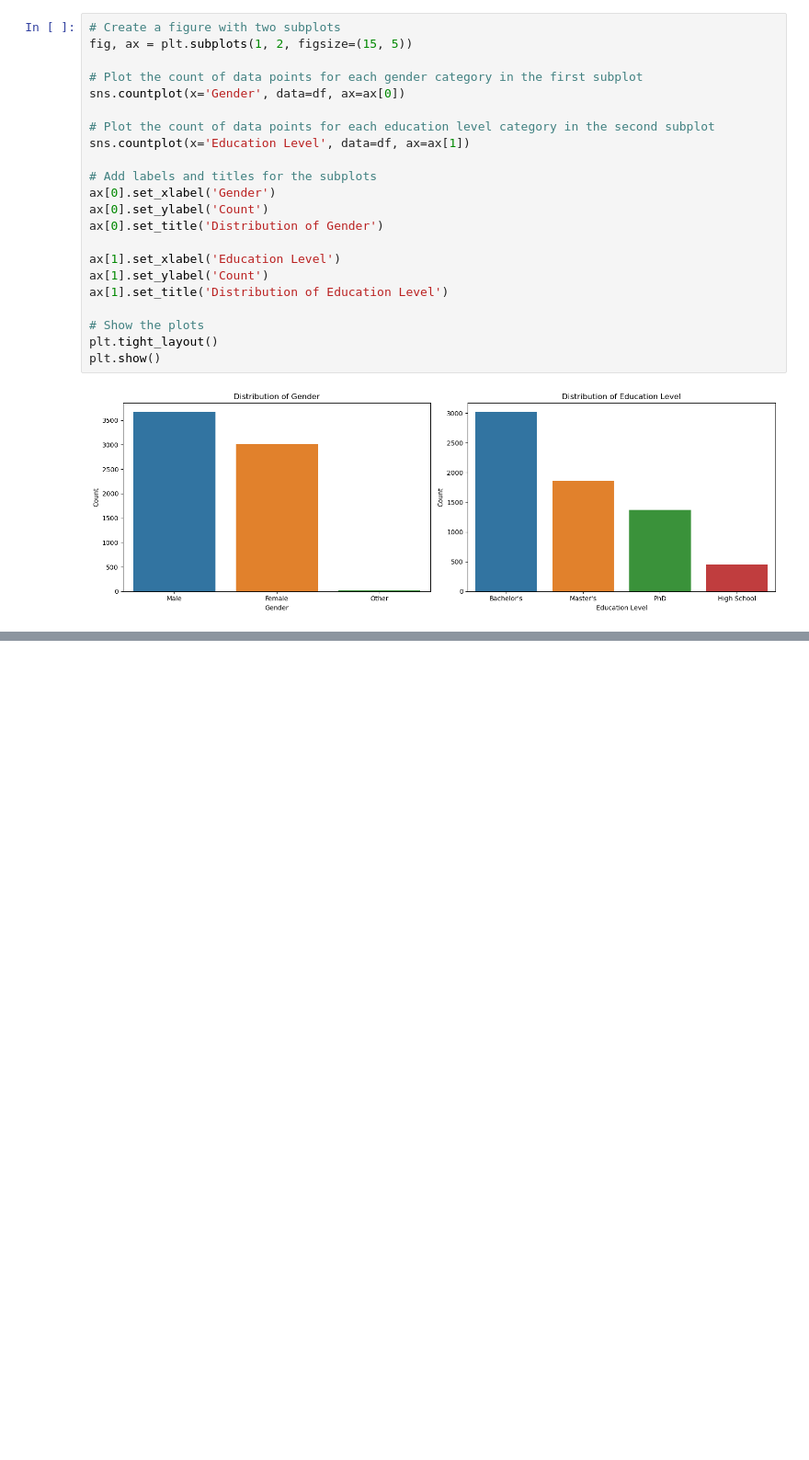
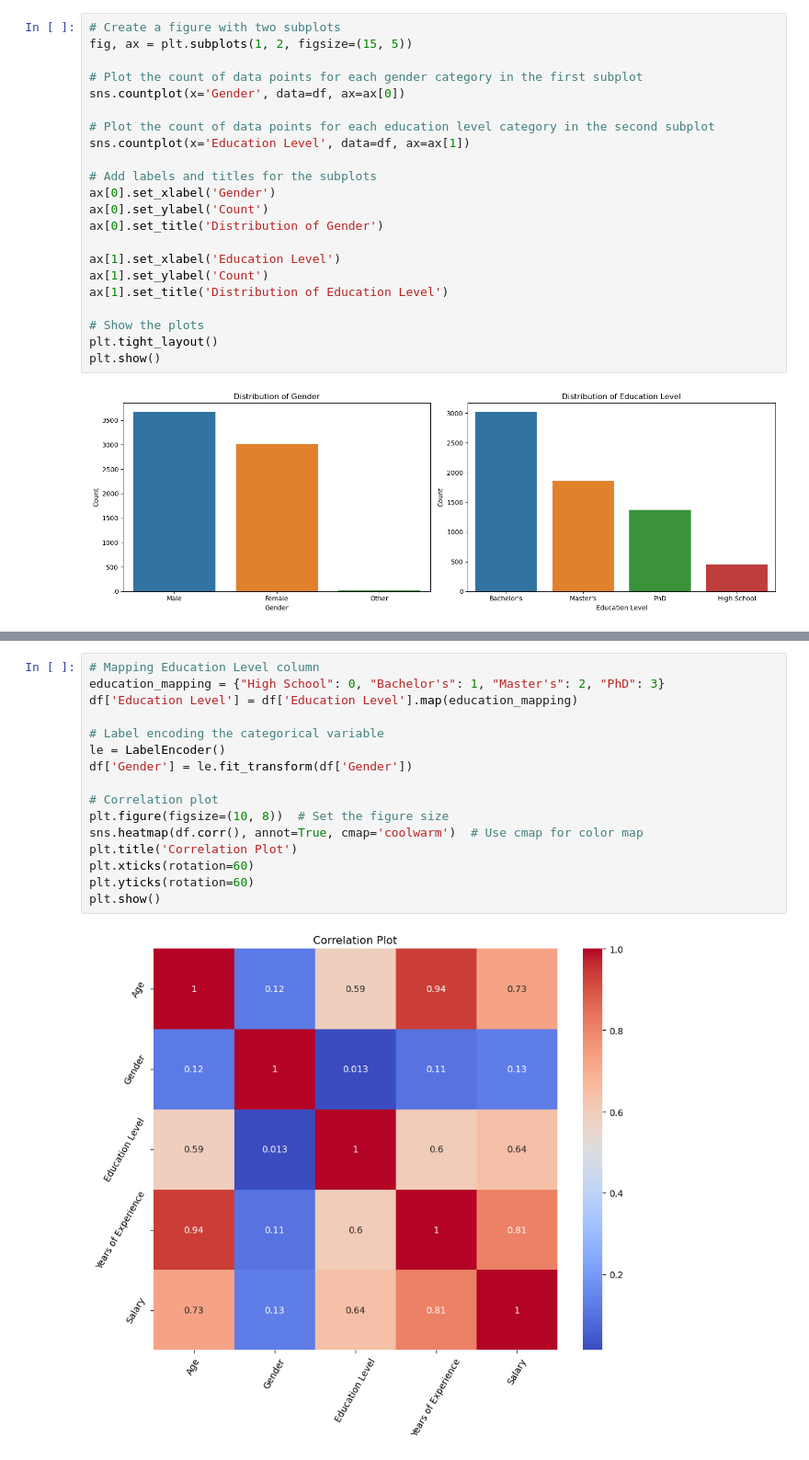
Before and after one commit to Pranjali1049/Salary_Prediction, a Jupyter notebook: Salary Prediction.ipynb, the cells around one changed output, grey strips where cells are left out. Shown at 92% size. Cells and saved outputs as stored; diff of their text form; blank space fills up the shorter version.

```diff
--- a/Salary Prediction.ipynb
+++ b/Salary Prediction.ipynb
@@ -259,0 +300,18 @@ df[df.Salary<lower]
+# %%
+# Mapping Education Level column
+education_mapping = {"High School": 0, "Bachelor's": 1, "Master's": 2, "PhD": 3}
+df['Education Level'] = df['Education Level'].map(education_mapping)
+
+# Label encoding the categorical variable
+le = LabelEncoder()
+df['Gender'] = le.fit_transform(df['Gender'])
+
+# Correlation plot
+plt.figure(figsize=(10, 8))  # Set the figure size
+sns.heatmap(df.corr(), annot=True, cmap='coolwarm')  # Use cmap for color map
+plt.title('Correlation Plot')
+plt.xticks(rotation=60)
+plt.yticks(rotation=60)
+plt.show()
+# %% [output]
+[figure, added]
```
Also changed, not shown: parts of 51 cells of this notebook.
